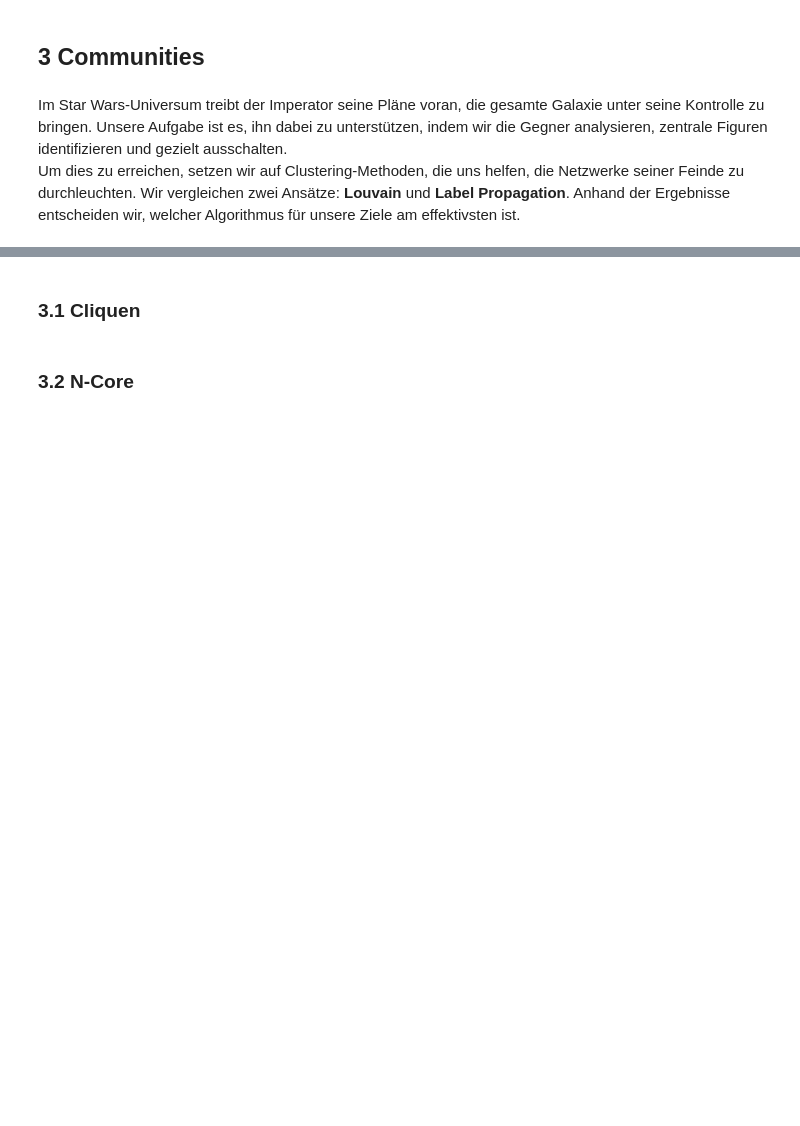
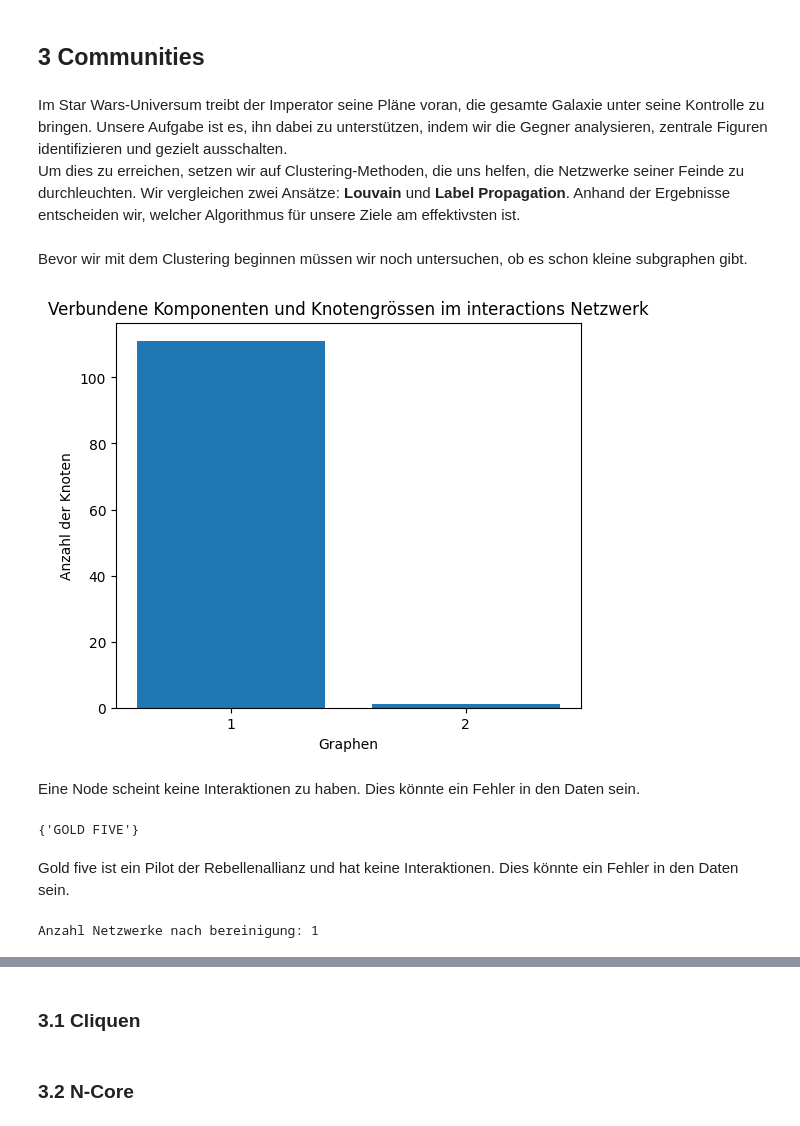
Before and after one commit to Luuzemp14/san_hs24_minichallenge, a Jupyter notebook: master_notebook.ipynb, the cells around one changed output, grey strips where cells are left out. Cells and saved outputs as stored; diff of their text form; code cells hidden in the pictures; blank space fills up the shorter version.

```diff
--- a/master_notebook.ipynb
+++ b/master_notebook.ipynb
@@ -52,6 +30,6 @@ import utils
 # %%
-full_interaction_data = utils.load_json("data/starwars-full-interactions-allCharacters.json")
-full_mention_data = utils.load_json("data/starwars-full-mentions.json")
+full_interaction_data = load_json("data/starwars-full-interactions-allCharacters.json")
+full_mention_data = load_json("data/starwars-full-mentions.json")
 # %%
 int_nodes = full_interaction_data.get("nodes", [])
 int_links = full_interaction_data.get("links", [])
@@ -136,3 +201,27 @@ plt.show()
 # %% [markdown]
 Im Star Wars-Universum treibt der Imperator seine Pläne voran, die gesamte Galaxie unter seine Kontrolle zu bringen. Unsere Aufgabe ist es, ihn dabei zu unterstützen, indem wir die Gegner analysieren, zentrale Figuren identifizieren und gezielt ausschalten. <br>
 Um dies zu erreichen, setzen wir auf Clustering-Methoden, die uns helfen, die Netzwerke seiner Feinde zu durchleuchten. Wir vergleichen zwei Ansätze: **Louvain** und **Label Propagation**. Anhand der Ergebnisse entscheiden wir, welcher Algorithmus für unsere Ziele am effektivsten ist.
+# %% [markdown]
+Bevor wir mit dem Clustering beginnen müssen wir noch untersuchen, ob es schon kleine subgraphen gibt.
+# %%
+connected_components = list(nx.connected_components(int_graph))
+num_components = len(connected_components)
+component_sizes = [len(component) for component in connected_components]
+
+plt.figure(figsize=(6, 5))
+plt.bar(range(1, num_components + 1), component_sizes)
+plt.xlabel("Graphen")
+plt.ylabel("Anzahl der Knoten")
+plt.title("Verbundene Komponenten und Knotengrössen im interactions Netzwerk")
+plt.xticks(range(1, num_components + 1))
+plt.show()
+# %% [output]
+[figure, added]
+# %% [markdown]
+Eine Node scheint keine Interaktionen zu haben. Dies könnte ein Fehler in den Daten sein.
+# %%
+connected_components[1]
+# %% [output]
+{'GOLD FIVE'}
+# %% [markdown]
+Gold five ist ein Pilot der Rebellenallianz und hat keine Interaktionen. Dies könnte ein Fehler in den Daten sein.
@@ -138,0 +230,7 @@ Um dies zu erreichen, setzen wir auf Clustering-Methoden, die uns helfen, die Ne
+# %%
+connected_components = list(nx.connected_components(int_graph))
+num_components = len(connected_components)
+
+print(f"Anzahl Netzwerke nach bereinigung: {num_components}")
+# %% [output]
+Anzahl Netzwerke nach bereinigung: 1
```
Also changed, not shown: parts of 12 cells of this notebook.
